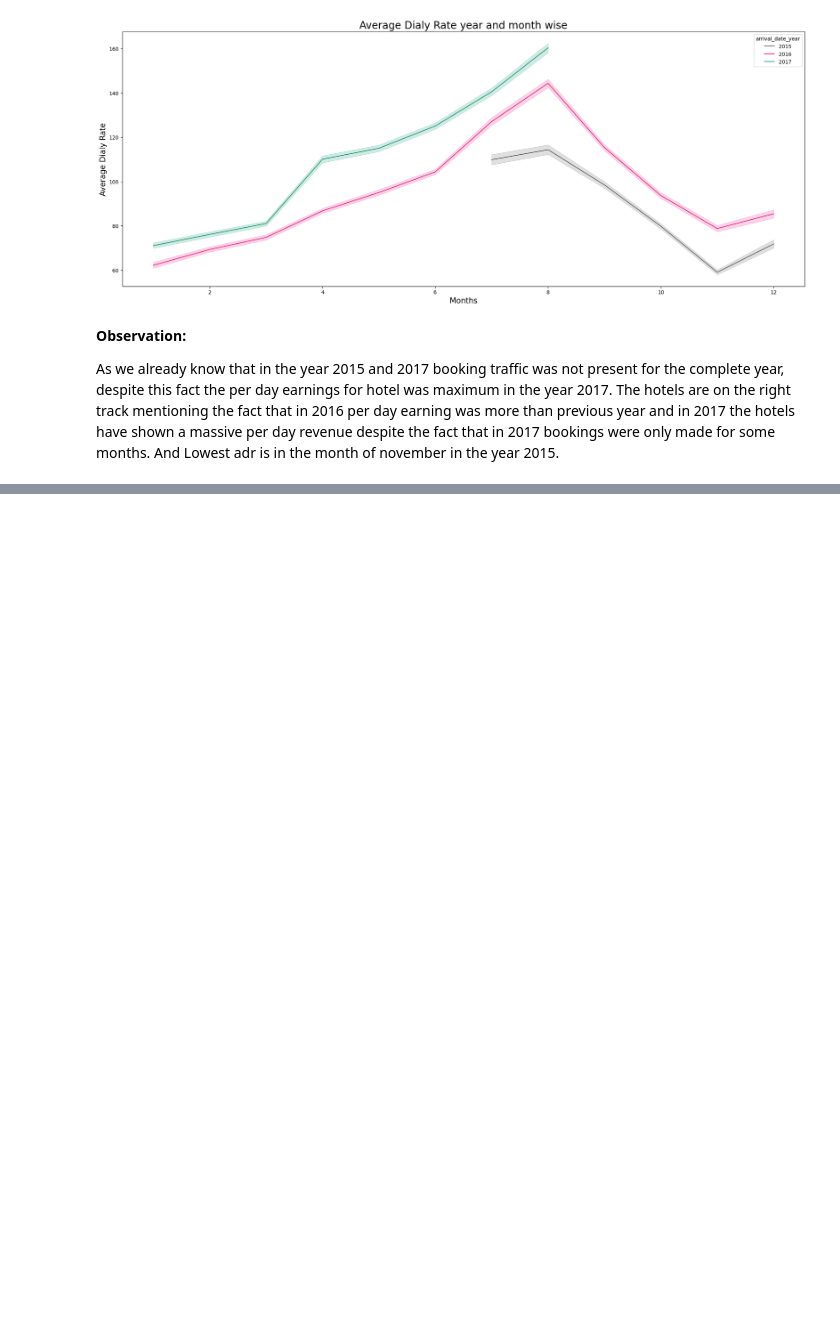
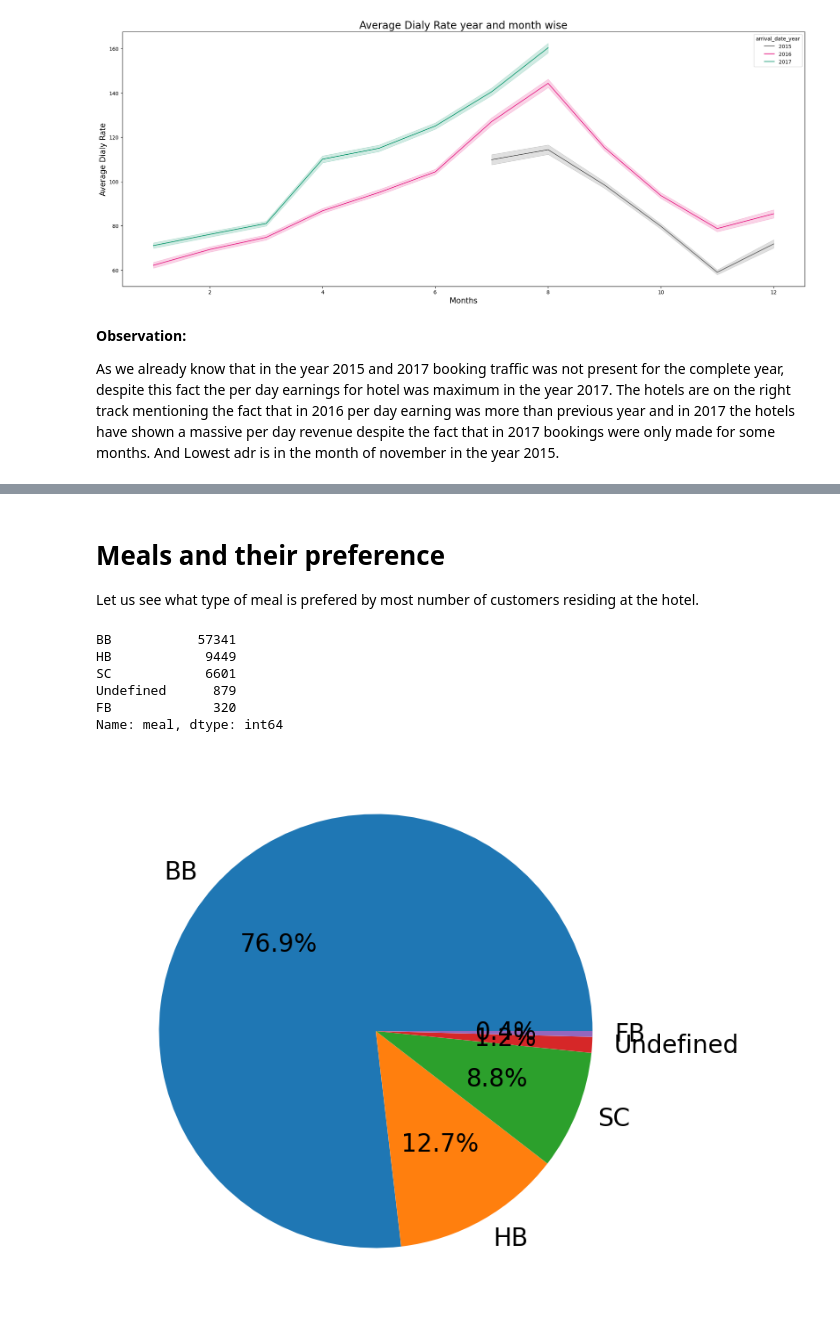
Before and after one commit to Abhishek-Tyagi-DA/Booking.com-Hotel-Booking-Analysis-EDA-using-Python, a Jupyter notebook: Abhishek_Tyagi_|_Hotel_Booking_Analysis.ipynb, the cells around one changed output, grey strips where cells are left out. Drawn from its saved outputs; the diff is of its cells as text; code cells hidden in the pictures; blank space fills up the shorter version.

```diff
--- a/Abhishek_Tyagi_|_Hotel_Booking_Analysis.ipynb
+++ b/Abhishek_Tyagi_|_Hotel_Booking_Analysis.ipynb
@@ -544,0 +584,23 @@ As we already know that in the year 2015 and 2017 booking traffic was not presen
+# %% [markdown]
+# **Meals and their preference**
+Let us see what type of meal is prefered by most number of customers residing at the hotel.
+# %%
+#viewing different values and their counts in meals column
+meal_df=hoteldf['meal'].value_counts()
+meal_df
+# %% [output]
+BB           57341
+HB            9449
+SC            6601
+Undefined      879
+FB             320
+Name: meal, dtype: int64
+# %%
+meal_df.plot.pie(autopct='%1.1f%%',  figsize=(12,8),fontsize=20)
+plt.xlabel('')
+plt.ylabel('')
+plt.xticks(fontsize=20)  # Increase x-axis tick labels font size
+plt.yticks(fontsize=20)  # Increase y-axis tick labels font size
+plt.show()
+# %% [output]
+[figure, added]
```
Also changed, not shown: parts of 52 cells of this notebook.
